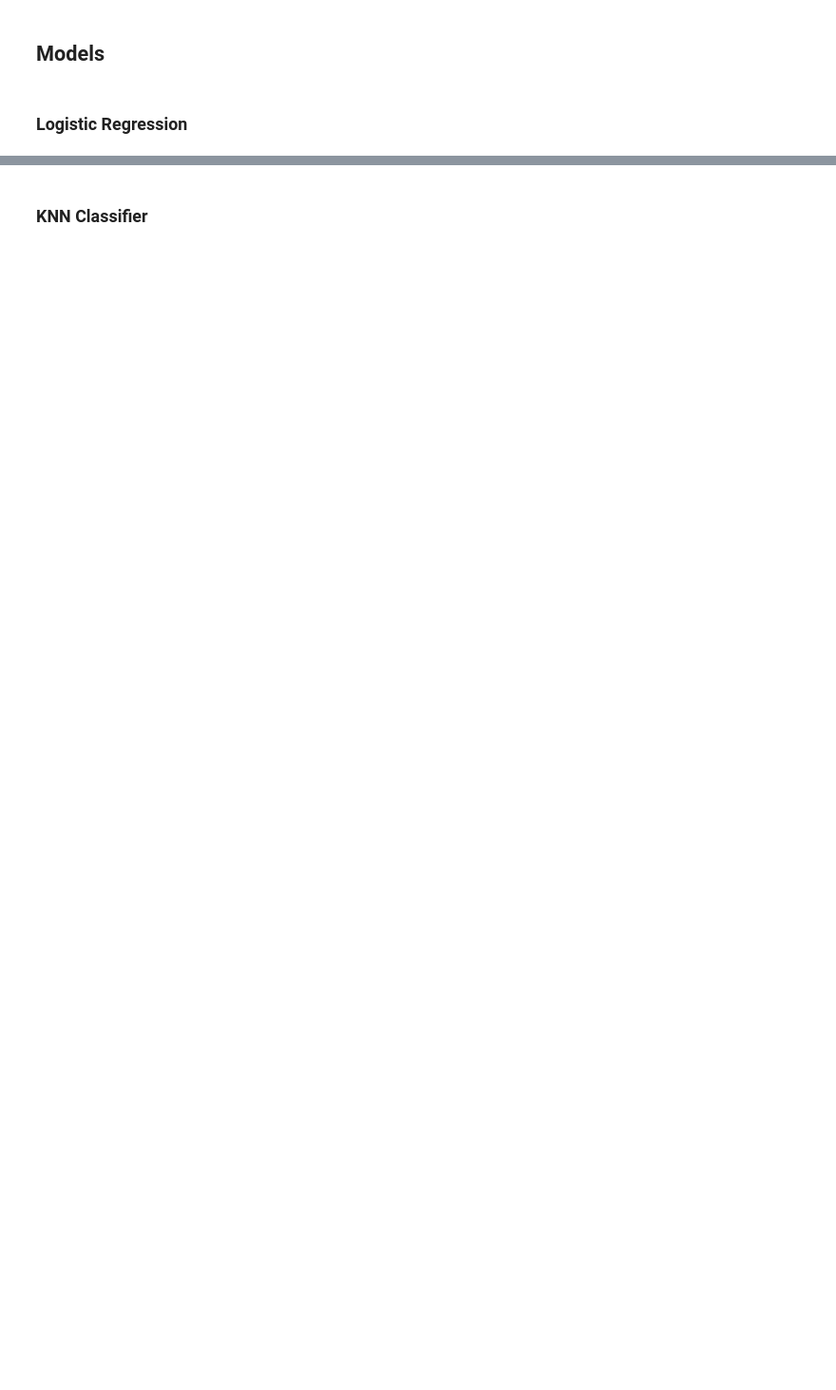
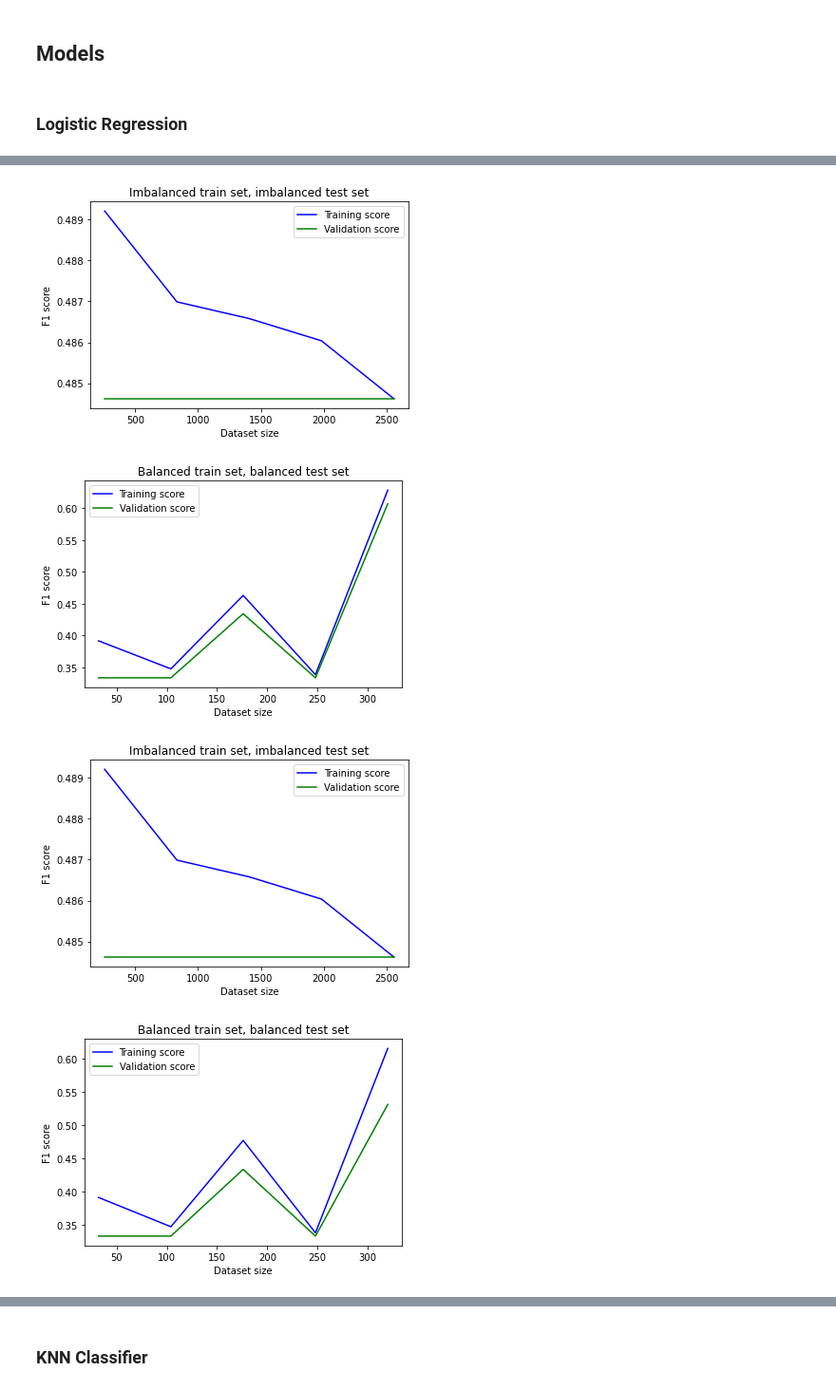
Before and after one commit to kkadzielna/project_14, a Jupyter notebook: compare.ipynb, the cells around one changed output, grey strips where cells are left out. Shown: that part at 95% size. Cells and saved outputs as stored; diff of their text form; code cells hidden in the pictures; blank space fills up the shorter version.

```diff
--- a/compare.ipynb
+++ b/compare.ipynb
@@ -449,0 +480,10 @@ accuracy: 0.62
+# %%
+plot_learning_curve(5, clf, X_train_comb_imb, y_train_comb_imb, 'Imbalanced train set, imbalanced test set')
+plot_learning_curve(5, clf, X_train_comb_b, y_train_comb_b, 'Balanced train set, balanced test set')
+plot_learning_curve(5, clf, X_train_hasdep_imb, y_train_hasdep_imb, 'Imbalanced train set, imbalanced test set')
+plot_learning_curve(5, clf, X_train_hasdep_b, y_train_hasdep_b, 'Balanced train set, balanced test set')
+# %% [output]
+[figure, added]
+[figure, added]
+[figure, added]
+[figure, added]
```
Also changed, not shown: parts of 28 cells of this notebook.
